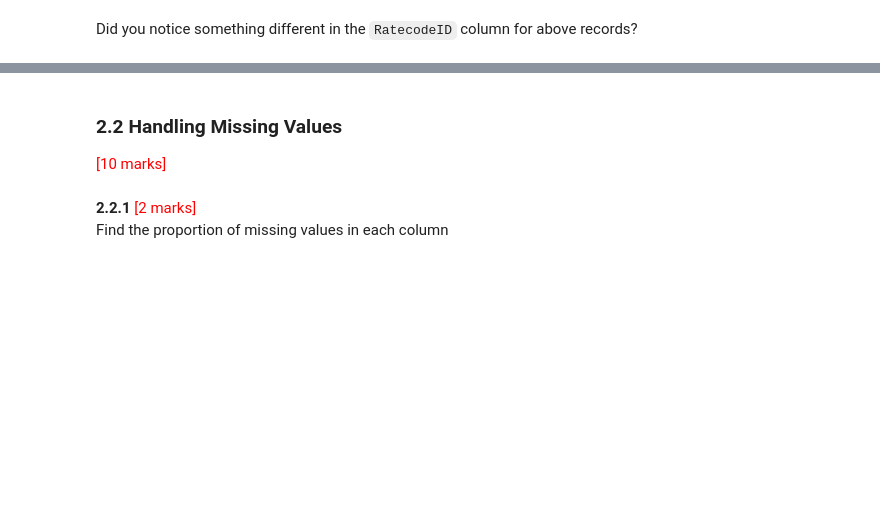
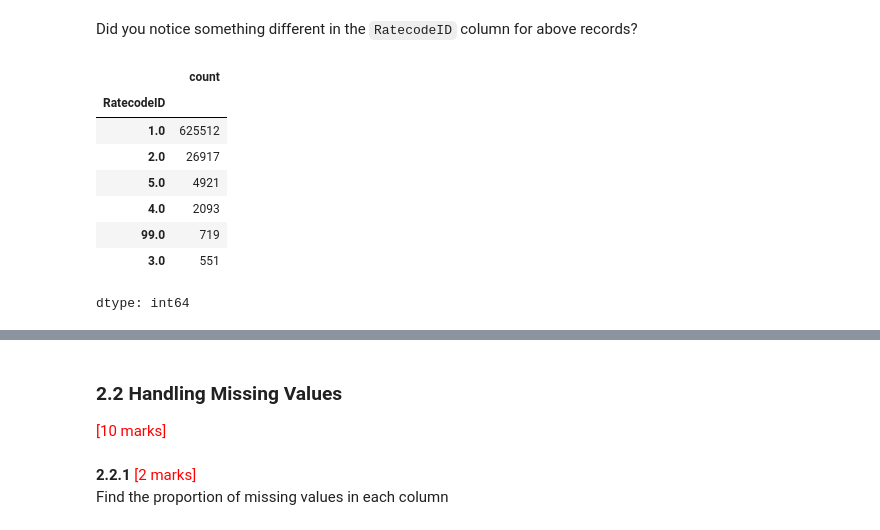
Before and after one commit to msaipraveenkumar/EDA_Assg_NYC_Taxi_Starter, a Jupyter notebook: EDA_Assg_NYC_Taxi_Starter.ipynb, the cells around one changed output, grey strips where cells are left out. Cells and saved outputs as stored; diff of their text form; code cells hidden in the pictures; blank space fills up the shorter version.

```diff
--- a/EDA_Assg_NYC_Taxi_Starter.ipynb
+++ b/EDA_Assg_NYC_Taxi_Starter.ipynb
@@ -415,3 +459,14 @@ Fix columns with negative (monetary) values
 Did you notice something different in the `RatecodeID` column for above records?
 # %%
 # Analyse RatecodeID for the negative fare amounts
+df.RatecodeID.value_counts()
+# %% [output]
+|  | count |
+| RatecodeID |  |
+| 1.0 | 625512 |
+| 2.0 | 26917 |
+| 5.0 | 4921 |
+| 4.0 | 2093 |
+| 99.0 | 719 |
+| 3.0 | 551 |
+dtype: int64
```
Also changed, not shown: parts of 5 cells of this notebook.
